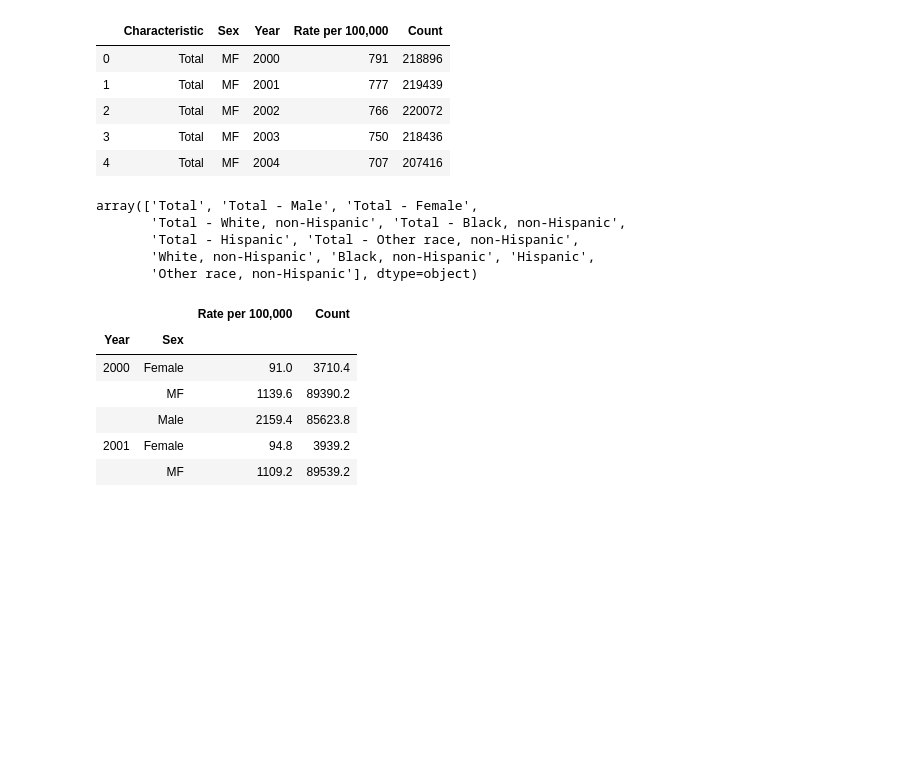
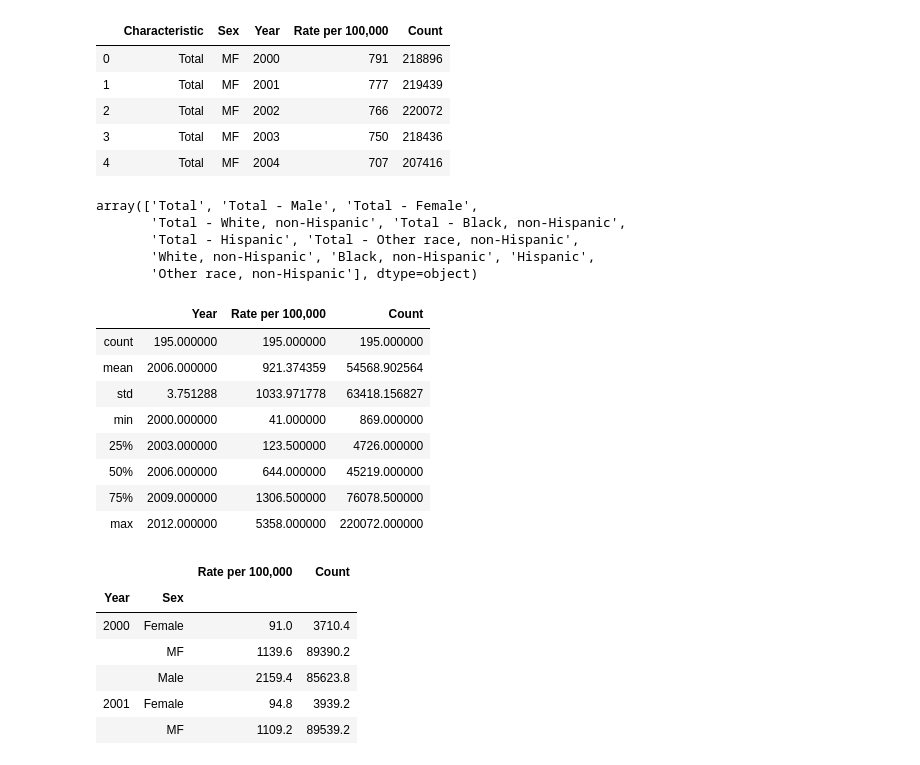
Before and after one commit to Gary-Schulke/Practice_Repo, a Jupyter notebook: data_exploration/cleaning_imprisionment_rates.ipynb, the cells around one changed output. Cells and saved outputs as stored; diff of their text form; code cells hidden in the pictures; blank space fills up the shorter version.

```diff
--- a/data_exploration/cleaning_imprisionment_rates.ipynb
+++ b/data_exploration/cleaning_imprisionment_rates.ipynb
@@ -56,6 +56,26 @@ imprisonment_df.head()
 | 2 | Total | MF | 2002 | 766 | 220072 |
 | 3 | Total | MF | 2003 | 750 | 218436 |
 | 4 | Total | MF | 2004 | 707 | 207416 |
+# %%
+imprisonment_df["Characteristic"].unique()
+# %% [output]
+array(['Total', 'Total - Male', 'Total - Female',
+       'Total - White, non-Hispanic', 'Total - Black, non-Hispanic',
+       'Total - Hispanic', 'Total - Other race, non-Hispanic',
+       'White, non-Hispanic', 'Black, non-Hispanic', 'Hispanic',
+       'Other race, non-Hispanic'], dtype=object)
+# %%
+imprisonment_df.describe()
+# %% [output]
+|  | Year | Rate per 100,000 | Count |
+| count | 195.000000 | 195.000000 | 195.000000 |
+| mean | 2006.000000 | 921.374359 | 54568.902564 |
+| std | 3.751288 | 1033.971778 | 63418.156827 |
+| min | 2000.000000 | 41.000000 | 869.000000 |
+| 25% | 2003.000000 | 123.500000 | 4726.000000 |
+| 50% | 2006.000000 | 644.000000 | 45219.000000 |
+| 75% | 2009.000000 | 1306.500000 | 76078.500000 |
+| max | 2012.000000 | 5358.000000 | 220072.000000 |
 # %%
 # This gets all races and both sexs
 try:
@@ -63,11 +83,3 @@ try:
     imprisonment_df.to_csv(output_data_file)
 except:
     print(f"Unable to write file: {output_data_file}")
-# %%
-imprisonment_df["Characteristic"].unique()
-# %% [output]
-array(['Total', 'Total - Male', 'Total - Female',
-       'Total - White, non-Hispanic', 'Total - Black, non-Hispanic',
-       'Total - Hispanic', 'Total - Other race, non-Hispanic',
-       'White, non-Hispanic', 'Black, non-Hispanic', 'Hispanic',
-       'Other race, non-Hispanic'], dtype=object)
```
Also changed, not shown: parts of 8 cells of this notebook.
